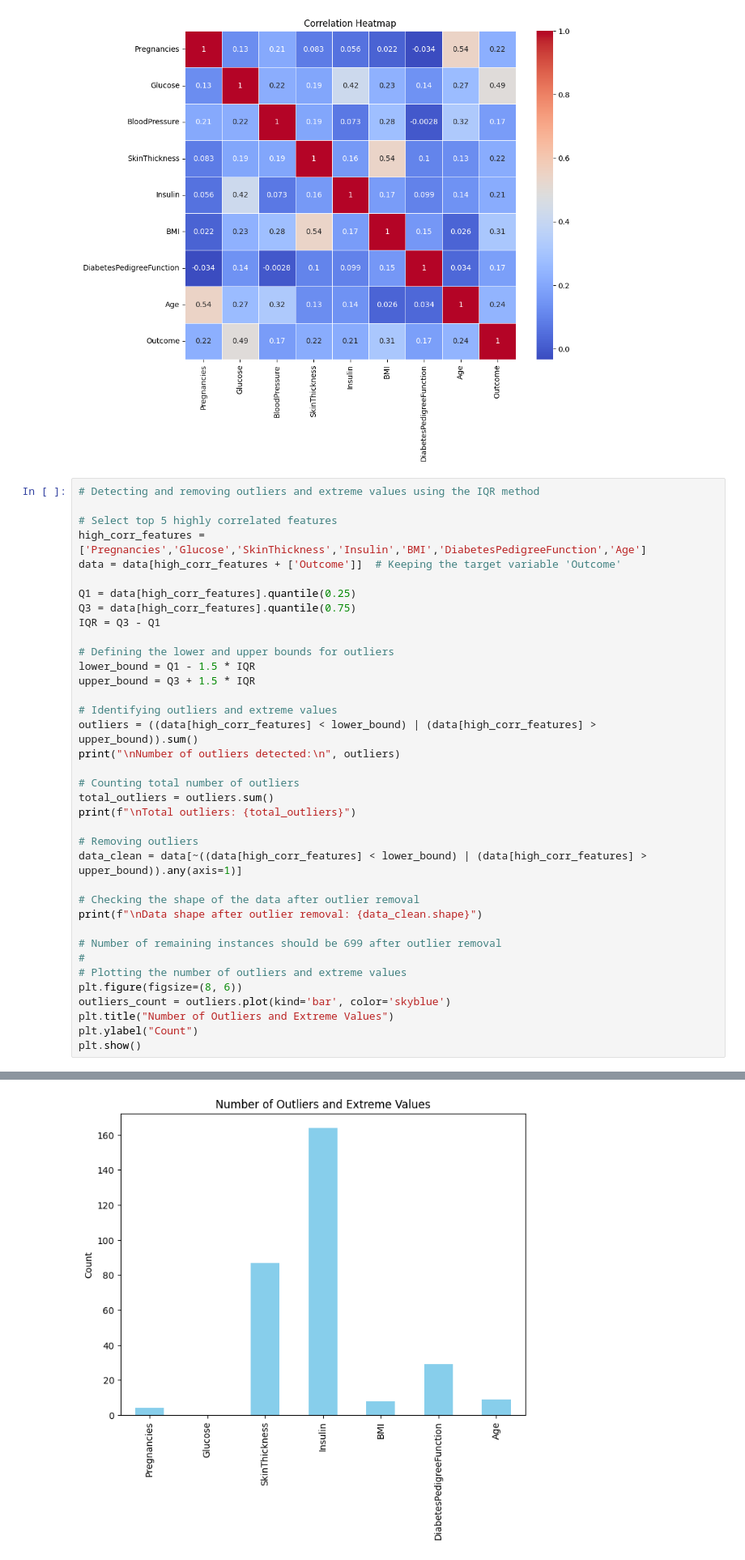
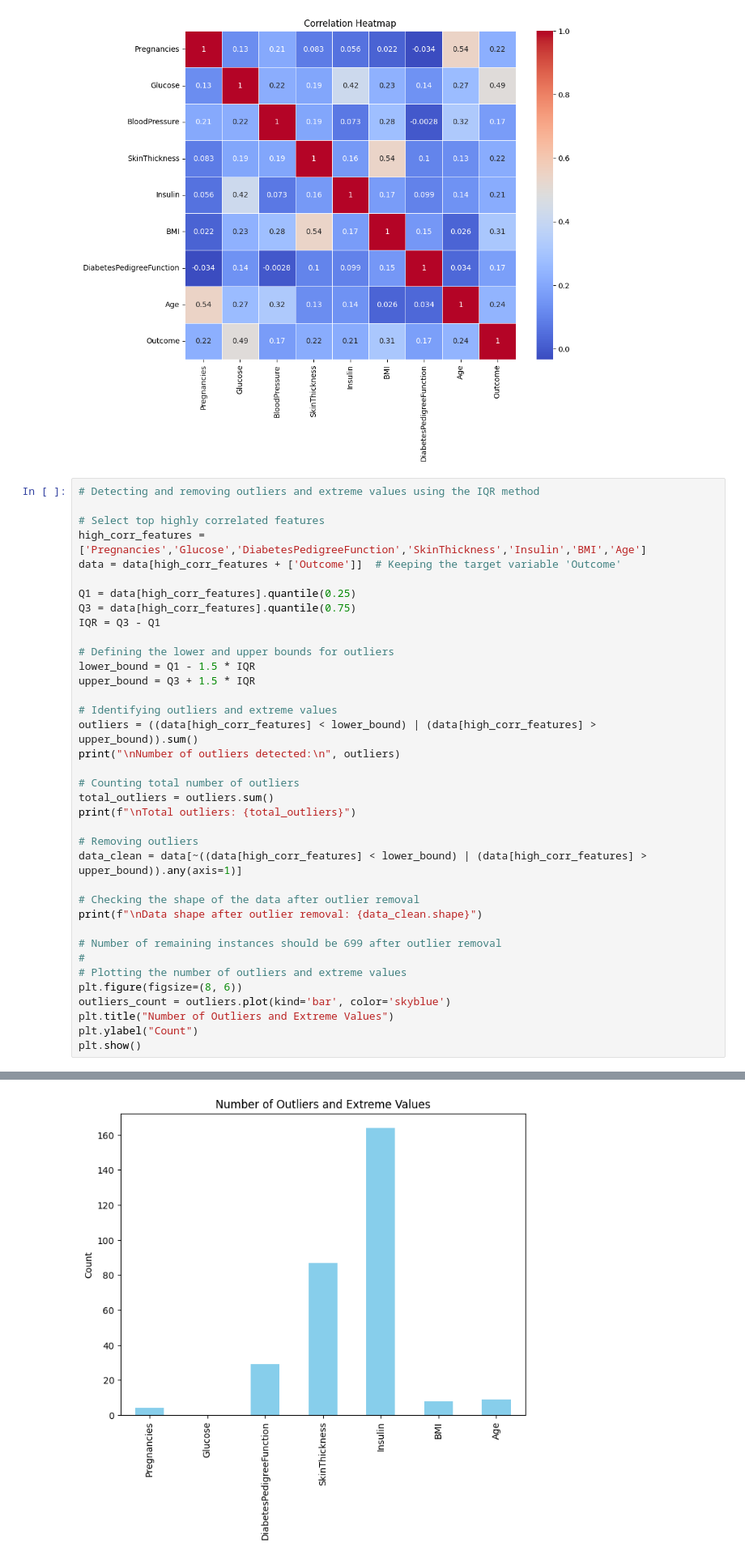
Before and after one commit to Thanveerahamed-14/mlproject, a Jupyter notebook: mlproject.ipynb, the cells around one changed output, grey strips where cells are left out. Shown at 81% size. Cells and saved outputs as stored; diff of their text form.

```diff
--- a/mlproject.ipynb
+++ b/mlproject.ipynb
@@ -79,8 +79,8 @@ plt.show()
 # %%
 # Detecting and removing outliers and extreme values using the IQR method
 
-# Select top 5 highly correlated features
-high_corr_features = ['Pregnancies','Glucose','SkinThickness','Insulin','BMI','DiabetesPedigreeFunction','Age']
+# Select top highly correlated features
+high_corr_features = ['Pregnancies','Glucose','DiabetesPedigreeFunction','SkinThickness','Insulin','BMI','Age']
 data = data[high_corr_features + ['Outcome']]  # Keeping the target variable 'Outcome'
 
 Q1 = data[high_corr_features].quantile(0.25)
@@ -124,10 +124,10 @@ DiabetesPedigreeFunction     29
 Age                           9
 dtype: int64
 
 Total outliers: 301
 
 Data shape after outlier removal: (523, 8)
-[figure, old version]
+[figure, new version]
 # %%
 from sklearn.preprocessing import MinMaxScaler
 
```
Also changed, not shown: parts of 20 cells of this notebook.
